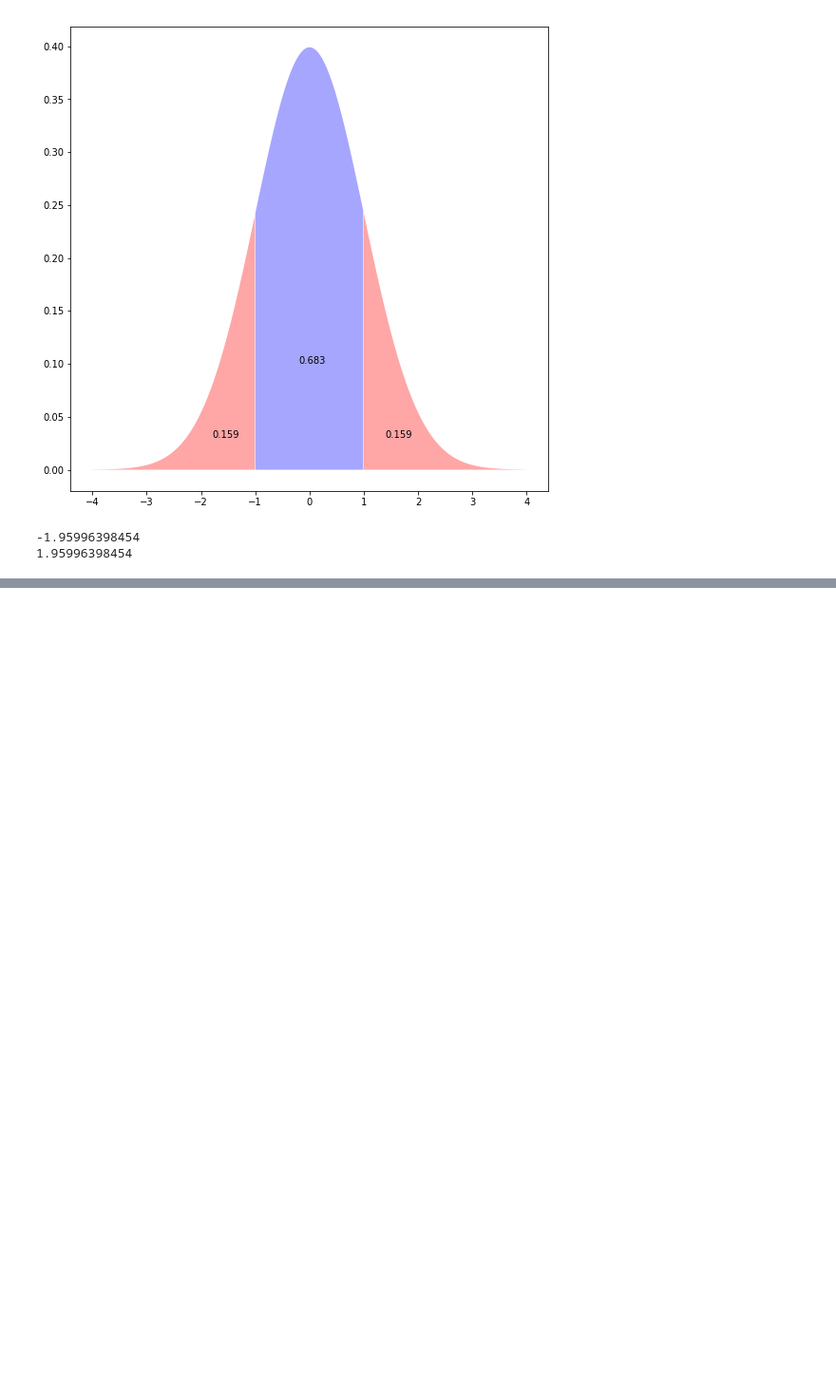
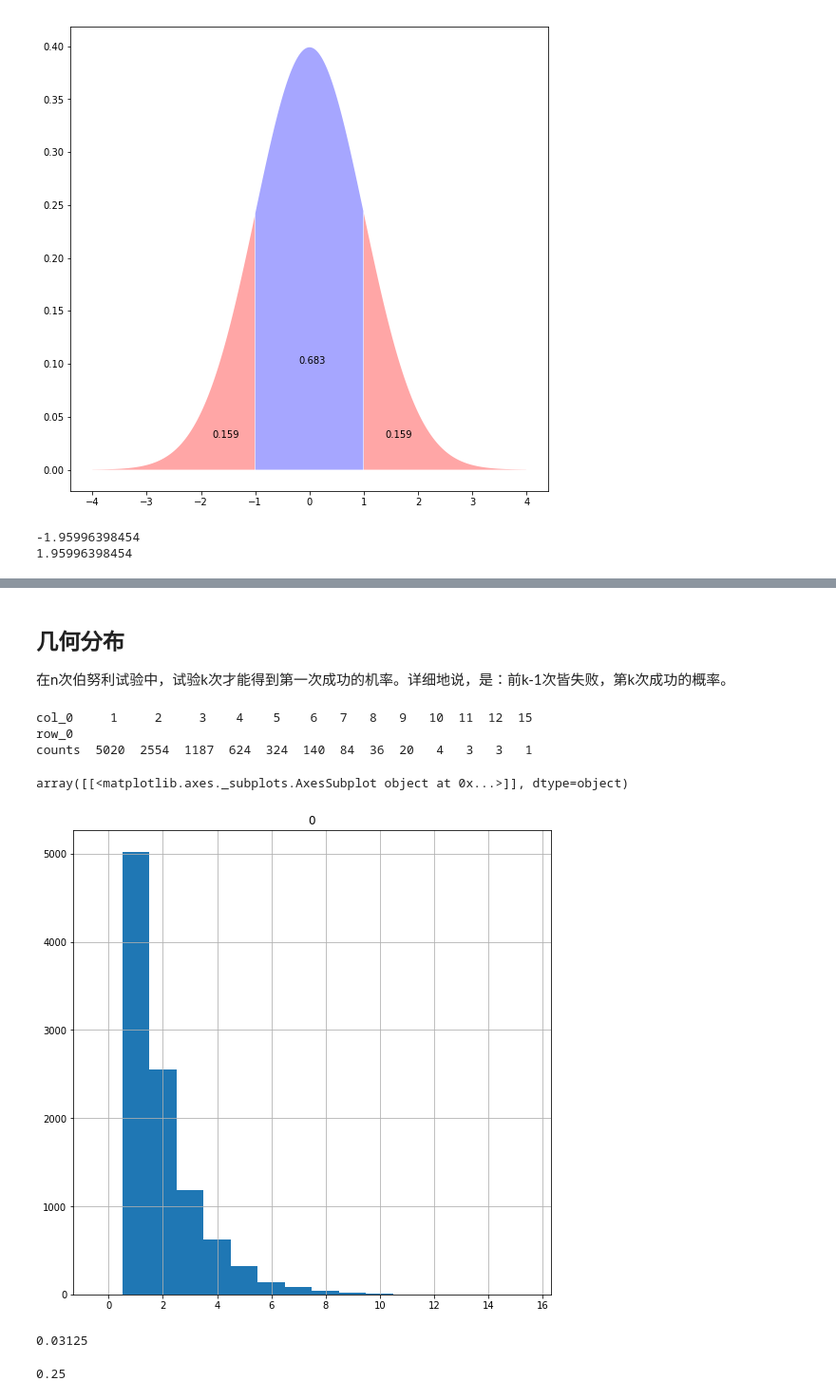
Before and after one commit to lqleon1214/data_analysis_test, a Jupyter notebook: chp9.2-probability distributions.ipynb, the cells around one changed output, grey strips where cells are left out. Shown at 95% size. Saved outputs shown, nothing was run; the diff lists cells and outputs as text; code cells hidden in the pictures; blank space fills up the shorter version.

```diff
--- a/chp9.2-probability distributions.ipynb
+++ b/chp9.2-probability distributions.ipynb
@@ -97,0 +149,23 @@ print(stats.norm.ppf(q=0.975))
+# %% [markdown]
+## 几何分布
+在n次伯努利试验中，试验k次才能得到第一次成功的机率。详细地说，是：前k-1次皆失败，第k次成功的概率。
+# %%
+random.seed(2016)
+flips_till_heads = stats.geom.rvs(size=10000, p=0.5)
+print(pd.crosstab(index='counts', columns=flips_till_heads))
+pd.DataFrame(flips_till_heads).hist(range=(-0.5, max(flips_till_heads) + 0.5), bins=max(flips_till_heads)+1)
+# %% [output]
+col_0     1     2     3    4    5    6   7   8   9   10  11  12  15
+row_0
+counts  5020  2554  1187  624  324  140  84  36  20   4   3   3   1
+array([[<matplotlib.axes._subplots.AxesSubplot object at 0x...>]], dtype=object)
+[figure, added]
+# %%
+first_five = stats.geom.cdf(k=5, p=0.5)
+1 - first_five      # 这个是5次都不成功的概率
+# %% [output]
+0.03125
+# %%
+stats.geom.pmf(k=2, p=0.5)
+# %% [output]
+0.25
```
Also changed, not shown: parts of 11 cells of this notebook.
